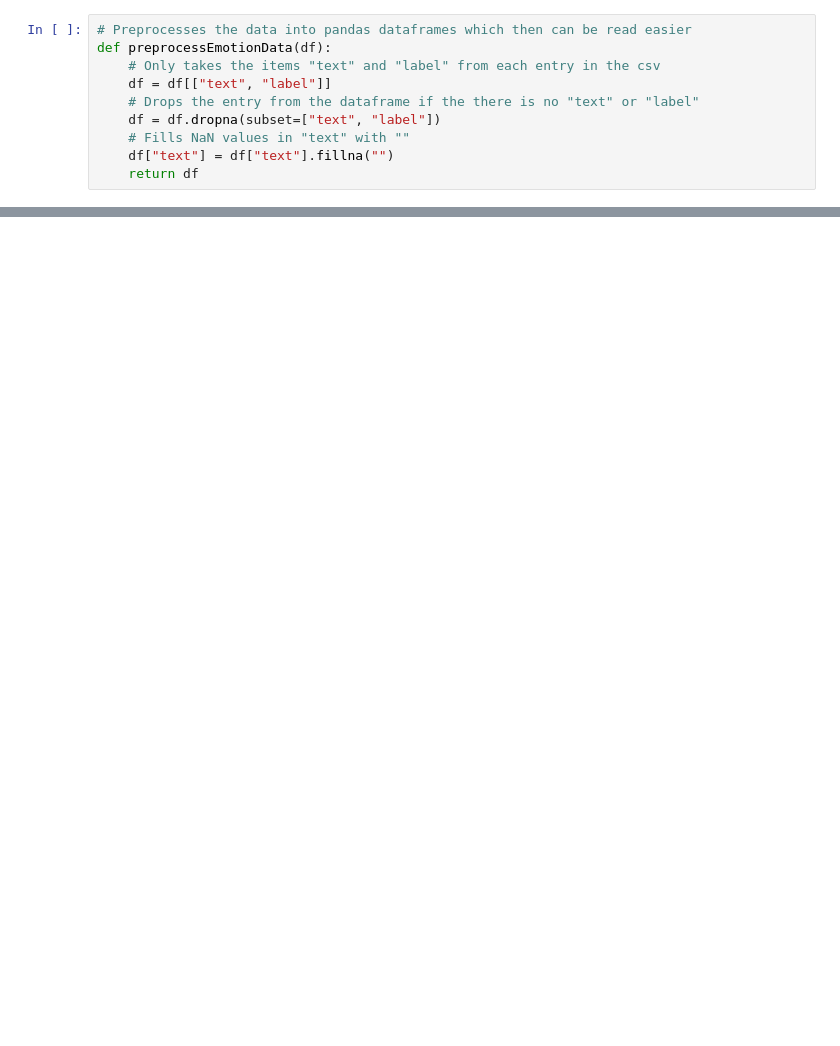
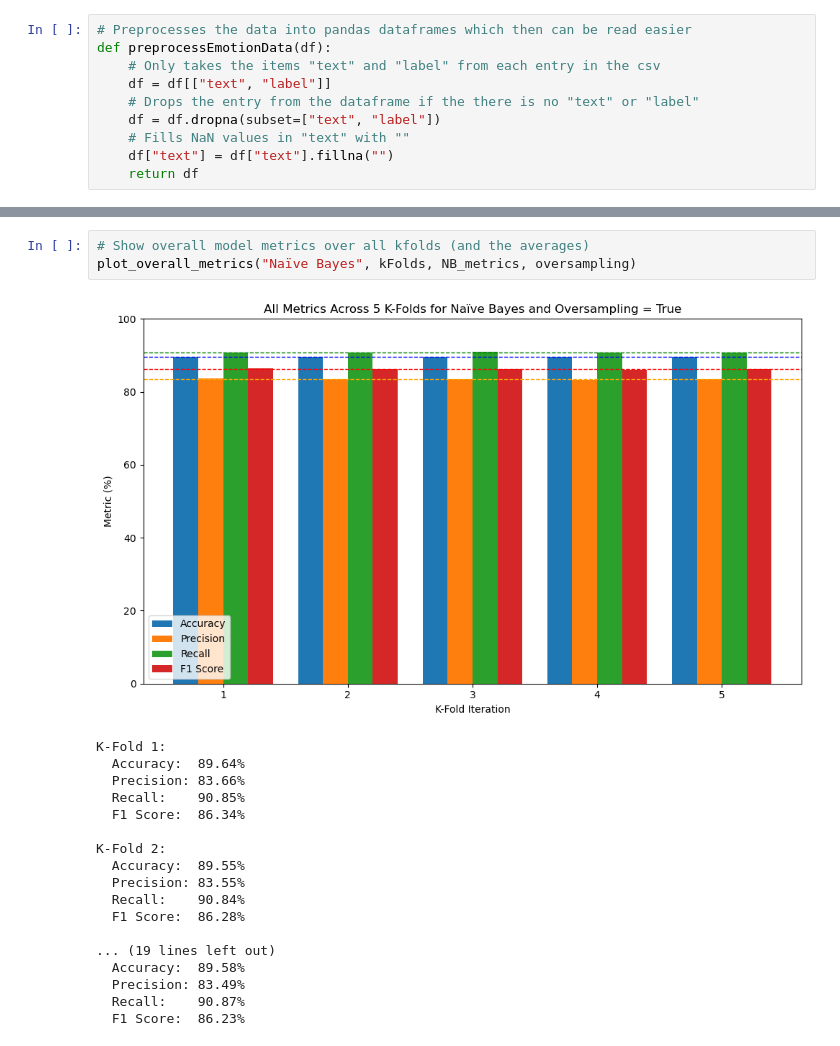
Before and after one commit to alex-litchfield/Social_Computing_CSCI-4967, a Jupyter notebook: hw3/hw3.ipynb, the cells around one changed output, grey strips where cells are left out. Cells and saved outputs as stored; diff of their text form; blank space fills up the shorter version.

```diff
--- a/hw3/hw3.ipynb
+++ b/hw3/hw3.ipynb
@@ -198,0 +267,22 @@ F1 Score: 86.14%
+# %%
+# Show overall model metrics over all kfolds (and the averages)
+plot_overall_metrics("Naïve Bayes", kFolds, NB_metrics, oversampling)
+# %% [output]
+[figure, added]
+K-Fold 1:
+  Accuracy:  89.64%
+  Precision: 83.66%
+  Recall:    90.85%
+  F1 Score:  86.34%
+
+K-Fold 2:
+  Accuracy:  89.55%
+  Precision: 83.55%
+  Recall:    90.84%
+  F1 Score:  86.28%
+
+... (19 lines left out)
+  Accuracy:  89.58%
+  Precision: 83.49%
+  Recall:    90.87%
+  F1 Score:  86.23%
```
Also changed, not shown: parts of 13 cells of this notebook, 2 other files.
